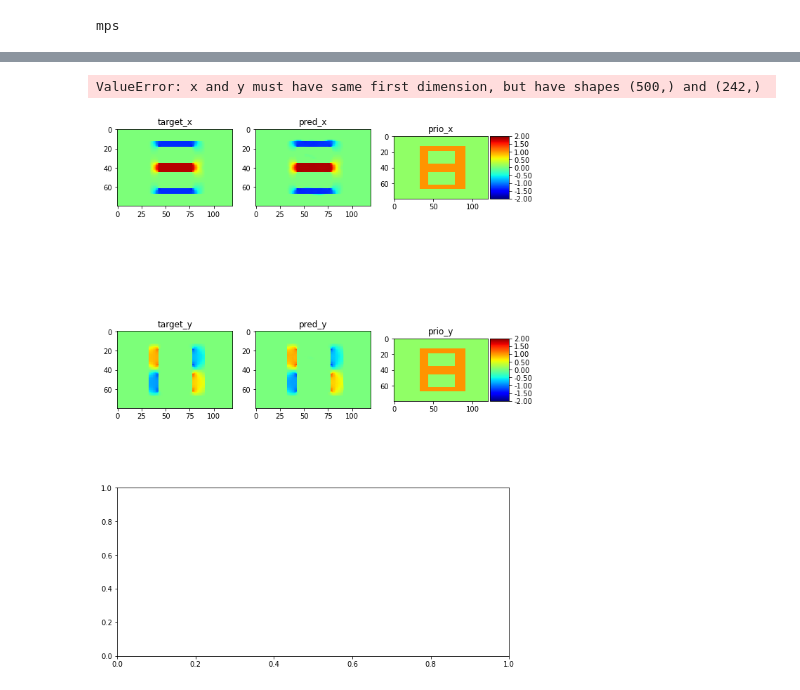
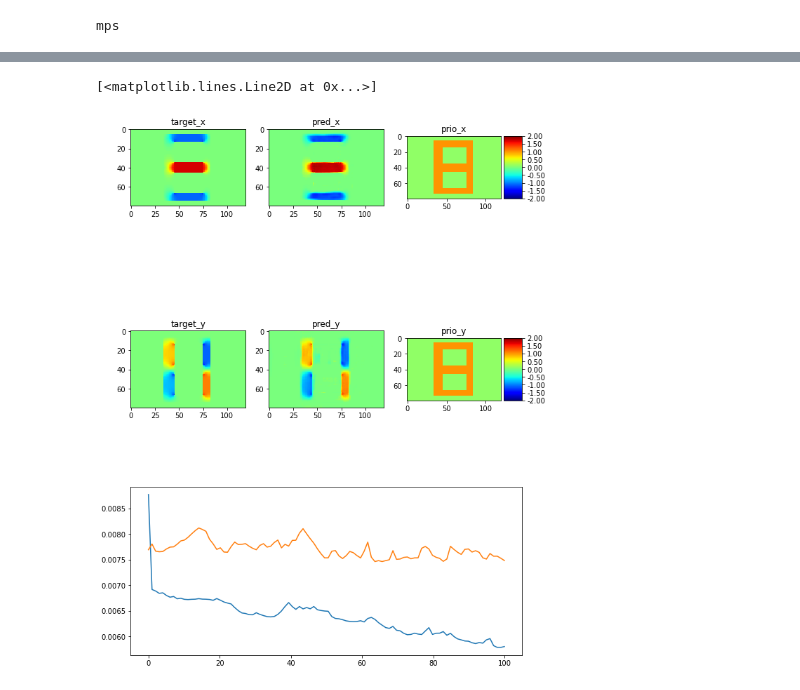
Before and after one commit to FlorianStummer/MaxAndFlorian, a Jupyter notebook: Unet/training_notebook.ipynb, the cells around one changed output, grey strips where cells are left out. Cells and saved outputs as stored; diff of their text form; code cells hidden in the pictures.

```diff
--- a/Unet/training_notebook.ipynb
+++ b/Unet/training_notebook.ipynb
@@ -40,8 +37,8 @@ else:
 train_set = MagnetDataset(magnetfolder, (0,0.80),maximum_elements=8960)
 val_set = MagnetDataset(magnetfolder, (0.80,1.0),maximum_elements=8960)
 
-train_loader = DataLoader(train_set,batch_size=128, num_workers=os.cpu_count(), pin_memory=True)
-val_loader = DataLoader(val_set,batch_size=128, num_workers=os.cpu_count(), pin_memory=True)
+train_loader = DataLoader(train_set,batch_size=128, num_workers=os.cpu_count()-2, pin_memory=True)
+val_loader = DataLoader(val_set,batch_size=128, num_workers=os.cpu_count()-2, pin_memory=True)
 
 print(train_set[0][0].shape)
 print(train_set[0][1].shape)
@@ -97,10 +94,13 @@ trainer_parameters = {
     "model":model,
     "train_dataloader":train_loader,
     "val_dataloader":val_loader,
-    "num_epochs": 200,
+    "num_epochs": 115,
     "priority_mask_mode":"material"
 }
 
 trainer = Trainer(**trainer_parameters)
+# %%
+# load trained model to continue training if uncommented
+model.load_state_dict(torch.load("last_checkpoint.pth"))
 # %%
 train_hist,val_hist = trainer.train()
@@ -109,7 +127,7 @@ train_hist,val_hist = trainer.train()
 model.load_state_dict(torch.load("last_checkpoint.pth"))
 model.eval()
 
-idx = 5
+idx = 258
 x,y=train_set[idx]
 
 #x[1,:,:] = np.zeros_like(sample[0][1,:,:])
@@ -130,32 +148,32 @@ axes[1][0].set_title("target_y")
 model.to('cpu')
 prediction = model(torch.tensor(x).unsqueeze(0).float()).squeeze().detach().numpy()
 
 im2 = axes[0][1].imshow(prediction[0,:,:].T,vmin=-2, vmax=2, cmap='jet',interpolation='none')
 axes[0][1].set_title("pred_x")
 im3 = axes[1][1].imshow(prediction[1,:,:].T,vmin=-2, vmax=2, cmap='jet',interpolation='none')
 axes[1][1].set_title("pred_y")
 
 material_stack = torch.stack([torch.tensor(x)[0,:,:],torch.tensor(x)[0,:,:]],0)
 priority_mask = torch.max(torch.ones_like(torch.tensor(y))*0.1,material_stack)
 
 
 im2 = axes[0][2].imshow(priority_mask[0,:,:].T,vmin=-2, vmax=2, cmap='jet',interpolation='none')
 axes[0][2].set_title("prio_x")
 im3 = axes[1][2].imshow(priority_mask[1,:,:].T,vmin=-2, vmax=2, cmap='jet',interpolation='none')
 axes[1][2].set_title("prio_y")
 
 divider = make_axes_locatable(axes[0][2])
 cax = divider.append_axes("right", size="20%", pad=0.05)
 cbar = plt.colorbar(im1, cax=cax, ticks=MultipleLocator(0.5), format="%.2f")
 
 divider = make_axes_locatable(axes[1][2])
 cax = divider.append_axes("right", size="20%", pad=0.05)
 cbar = plt.colorbar(im3, cax=cax, ticks=MultipleLocator(0.5), format="%.2f")
 
 
 x = np.linspace(0, trainer_parameters["num_epochs"], trainer_parameters["num_epochs"])
 axbig.plot(x, train_hist)
 axbig.plot(x, val_hist)
 # %% [output]
-ValueError: x and y must have same first dimension, but have shapes (500,) and (242,)
+[<matplotlib.lines.Line2D at 0x...>]
-[figure, old version]
+[figure, new version]
```
Also changed, not shown: parts of 2 cells of this notebook, 4 other files.
